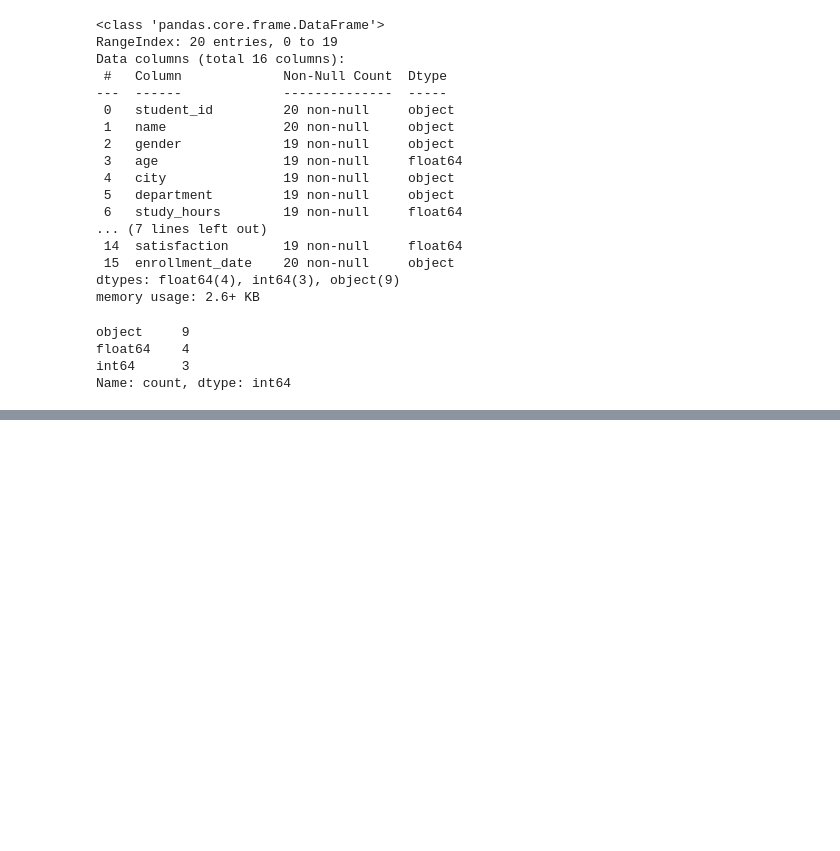
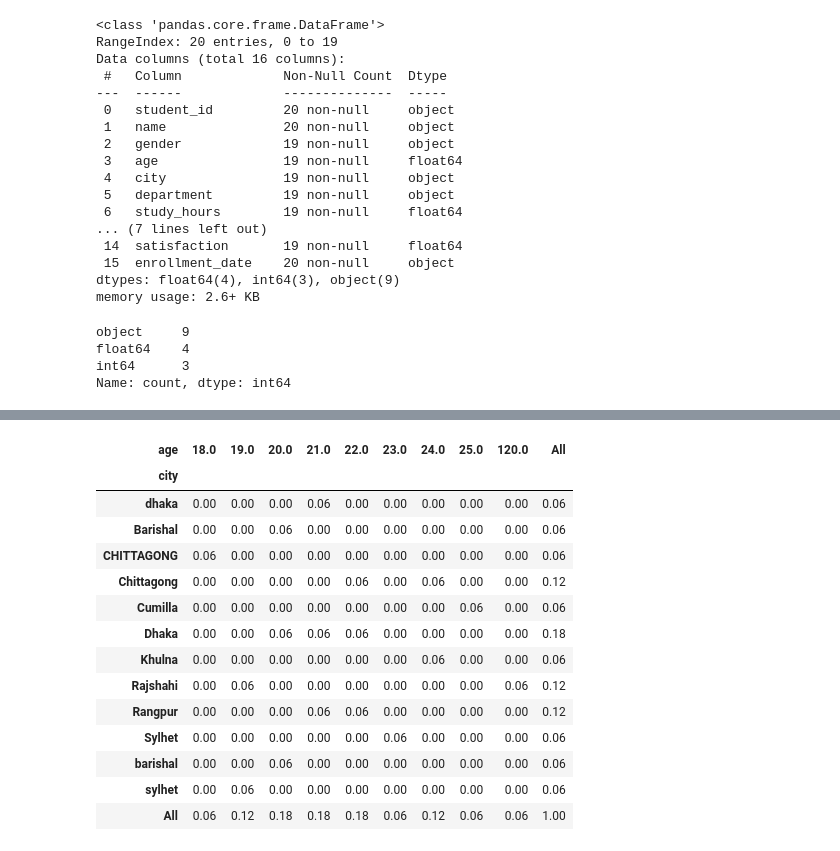
Before and after one commit to ariyan378/python-problem-solving, a Jupyter notebook: random-practice/practice-2.ipynb, the cells around one changed output, grey strips where cells are left out. Cells and saved outputs as stored; diff of their text form; code cells hidden in the pictures; blank space fills up the shorter version.

```diff
--- a/random-practice/practice-2.ipynb
+++ b/random-practice/practice-2.ipynb
@@ -735,0 +1035,18 @@ df.set_index('student_id',inplace=True)
+# %%
+pd.crosstab(df['city'], df['age'], margins=True , normalize=True).round(2)
+# %% [output]
+| age | 18.0 | 19.0 | 20.0 | 21.0 | 22.0 | 23.0 | 24.0 | 25.0 | 120.0 | All |
+| city |  |  |  |  |  |  |  |  |  |  |
+| dhaka | 0.00 | 0.00 | 0.00 | 0.06 | 0.00 | 0.00 | 0.00 | 0.00 | 0.00 | 0.06 |
+| Barishal | 0.00 | 0.00 | 0.06 | 0.00 | 0.00 | 0.00 | 0.00 | 0.00 | 0.00 | 0.06 |
+| CHITTAGONG | 0.06 | 0.00 | 0.00 | 0.00 | 0.00 | 0.00 | 0.00 | 0.00 | 0.00 | 0.06 |
+| Chittagong | 0.00 | 0.00 | 0.00 | 0.00 | 0.06 | 0.00 | 0.06 | 0.00 | 0.00 | 0.12 |
+| Cumilla | 0.00 | 0.00 | 0.00 | 0.00 | 0.00 | 0.00 | 0.00 | 0.06 | 0.00 | 0.06 |
+| Dhaka | 0.00 | 0.00 | 0.06 | 0.06 | 0.06 | 0.00 | 0.00 | 0.00 | 0.00 | 0.18 |
+| Khulna | 0.00 | 0.00 | 0.00 | 0.00 | 0.00 | 0.00 | 0.06 | 0.00 | 0.00 | 0.06 |
+| Rajshahi | 0.00 | 0.06 | 0.00 | 0.00 | 0.00 | 0.00 | 0.00 | 0.00 | 0.06 | 0.12 |
+| Rangpur | 0.00 | 0.00 | 0.00 | 0.06 | 0.06 | 0.00 | 0.00 | 0.00 | 0.00 | 0.12 |
+| Sylhet | 0.00 | 0.00 | 0.00 | 0.00 | 0.00 | 0.06 | 0.00 | 0.00 | 0.00 | 0.06 |
+| barishal | 0.00 | 0.00 | 0.06 | 0.00 | 0.00 | 0.00 | 0.00 | 0.00 | 0.00 | 0.06 |
+| sylhet | 0.00 | 0.06 | 0.00 | 0.00 | 0.00 | 0.00 | 0.00 | 0.00 | 0.00 | 0.06 |
+| All | 0.06 | 0.12 | 0.18 | 0.18 | 0.18 | 0.06 | 0.12 | 0.06 | 0.06 | 1.00 |
```
Also changed, not shown: parts of 37 cells of this notebook.
